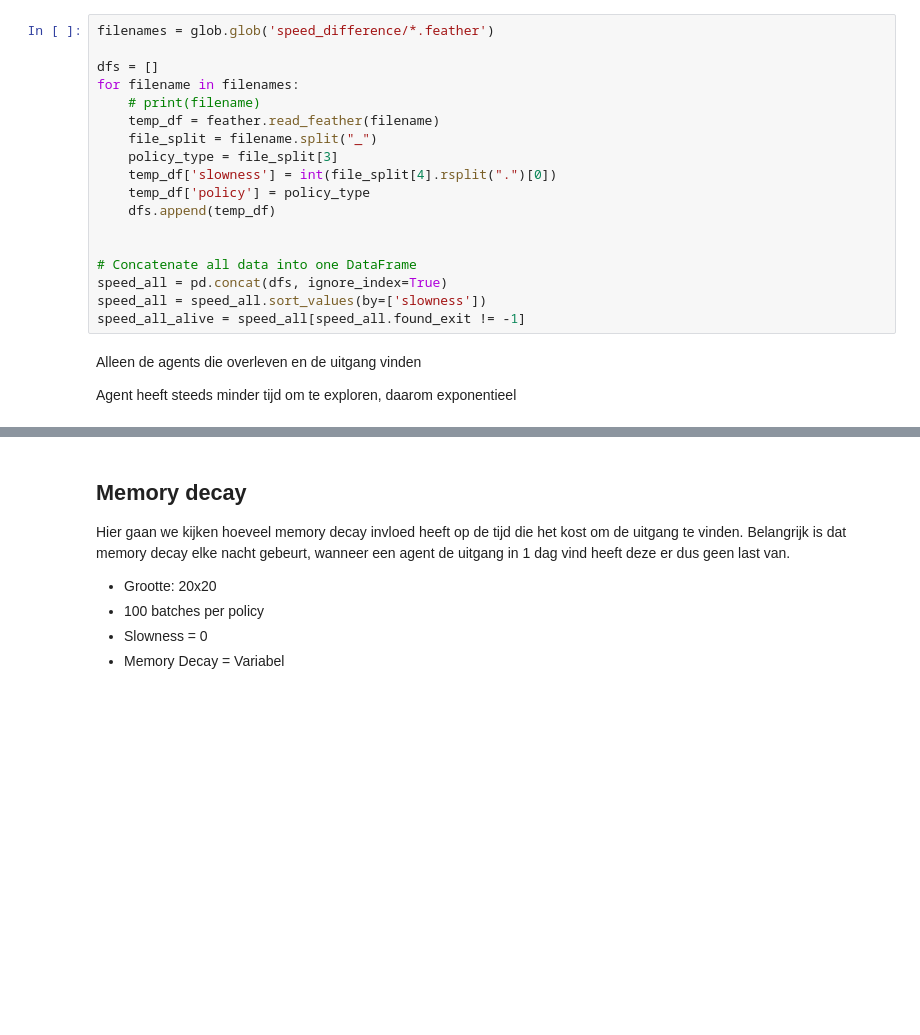
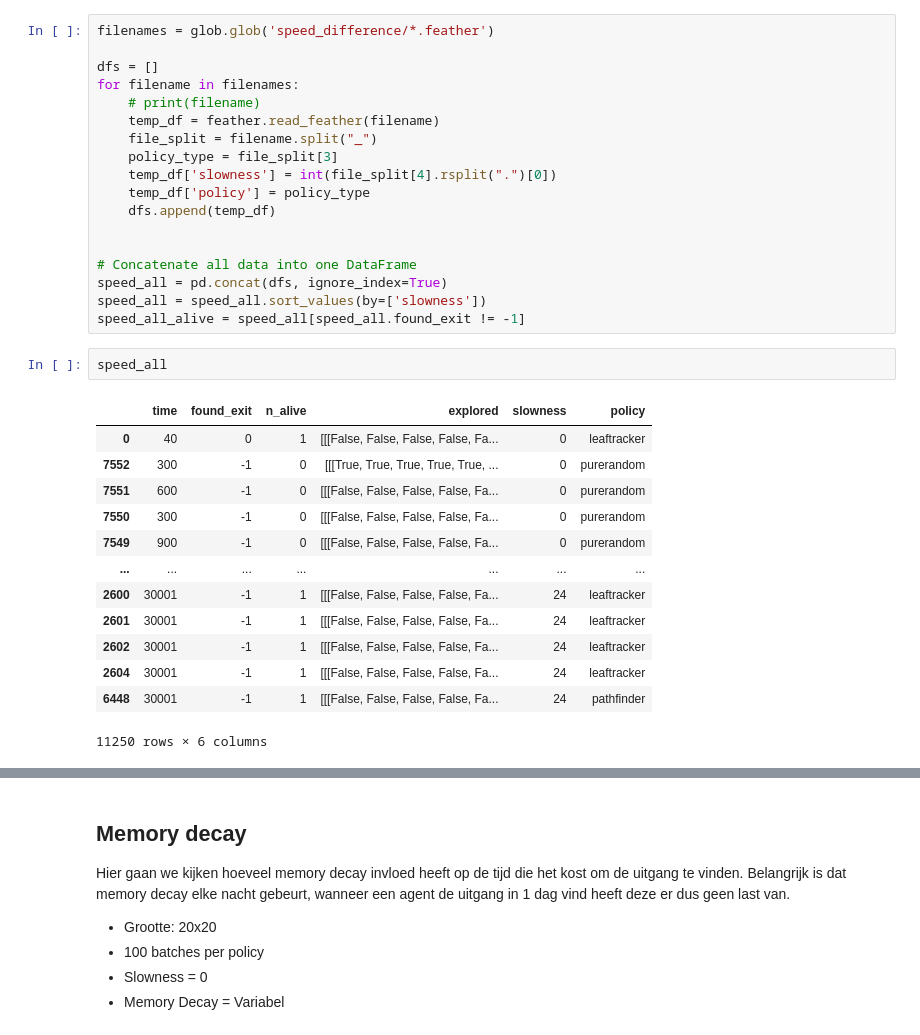
Before and after one commit to MariaDukmak/MazeRunner, a Jupyter notebook: analysis/Data analyse.ipynb, the cells around one changed output, grey strips where cells are left out. Saved outputs shown, nothing was run; the diff lists cells and outputs as text; blank space fills up the shorter version.

Commit message:
Finished slowness experiment

```diff
--- a/analysis/Data analyse.ipynb
+++ b/analysis/Data analyse.ipynb
@@ -147,7 +147,19 @@ for filename in filenames:
 speed_all = pd.concat(dfs, ignore_index=True)
 speed_all = speed_all.sort_values(by=['slowness'])
 speed_all_alive = speed_all[speed_all.found_exit != -1]
-# %% [markdown]
-Alleen de agents die overleven en de uitgang vinden
-
-Agent heeft steeds minder tijd om te exploren, daarom exponentieel
+# %%
+speed_all
+# %% [output]
+|  | time | found_exit | n_alive | explored | slowness | policy |
+| 0 | 40 | 0 | 1 | [[[False, False, False, False, Fa... | 0 | leaftracker |
+| 7552 | 300 | -1 | 0 | [[[True, True, True, True, True, ... | 0 | purerandom |
+| 7551 | 600 | -1 | 0 | [[[False, False, False, False, Fa... | 0 | purerandom |
+| 7550 | 300 | -1 | 0 | [[[False, False, False, False, Fa... | 0 | purerandom |
+| 7549 | 900 | -1 | 0 | [[[False, False, False, False, Fa... | 0 | purerandom |
+| ... | ... | ... | ... | ... | ... | ... |
+| 2600 | 30001 | -1 | 1 | [[[False, False, False, False, Fa... | 24 | leaftracker |
+| 2601 | 30001 | -1 | 1 | [[[False, False, False, False, Fa... | 24 | leaftracker |
+| 2602 | 30001 | -1 | 1 | [[[False, False, False, False, Fa... | 24 | leaftracker |
+| 2604 | 30001 | -1 | 1 | [[[False, False, False, False, Fa... | 24 | leaftracker |
+| 6448 | 30001 | -1 | 1 | [[[False, False, False, False, Fa... | 24 | pathfinder |
+11250 rows × 6 columns
```
Also changed, not shown: parts of 10 cells of this notebook.
